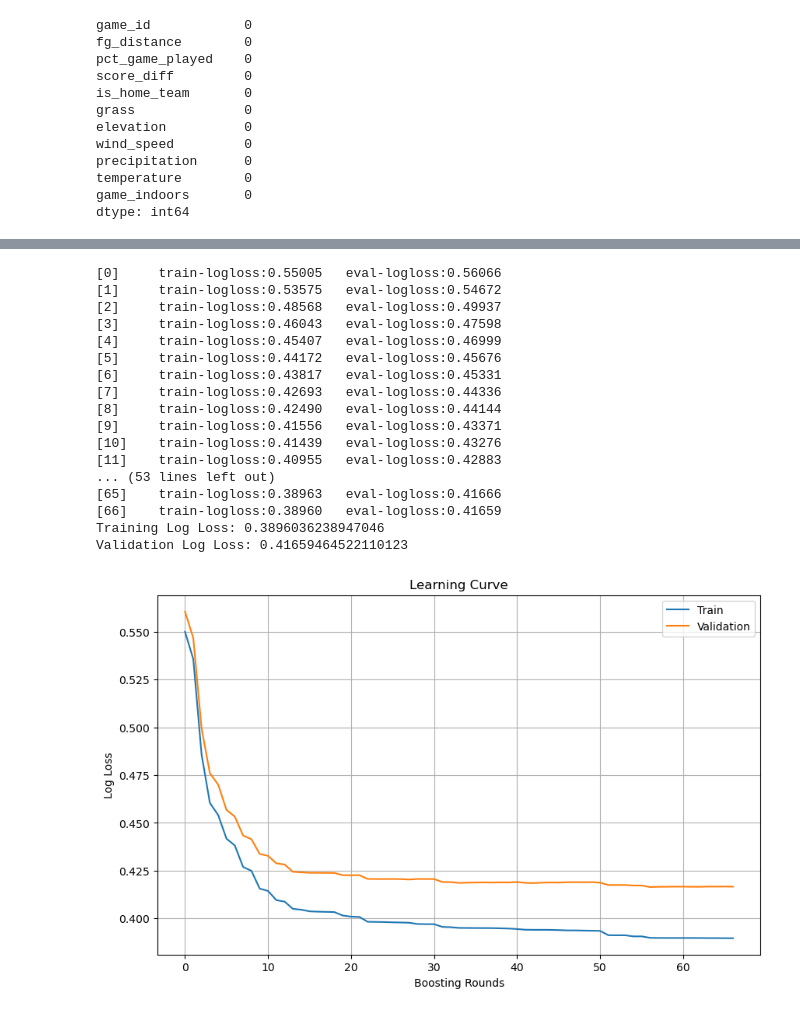
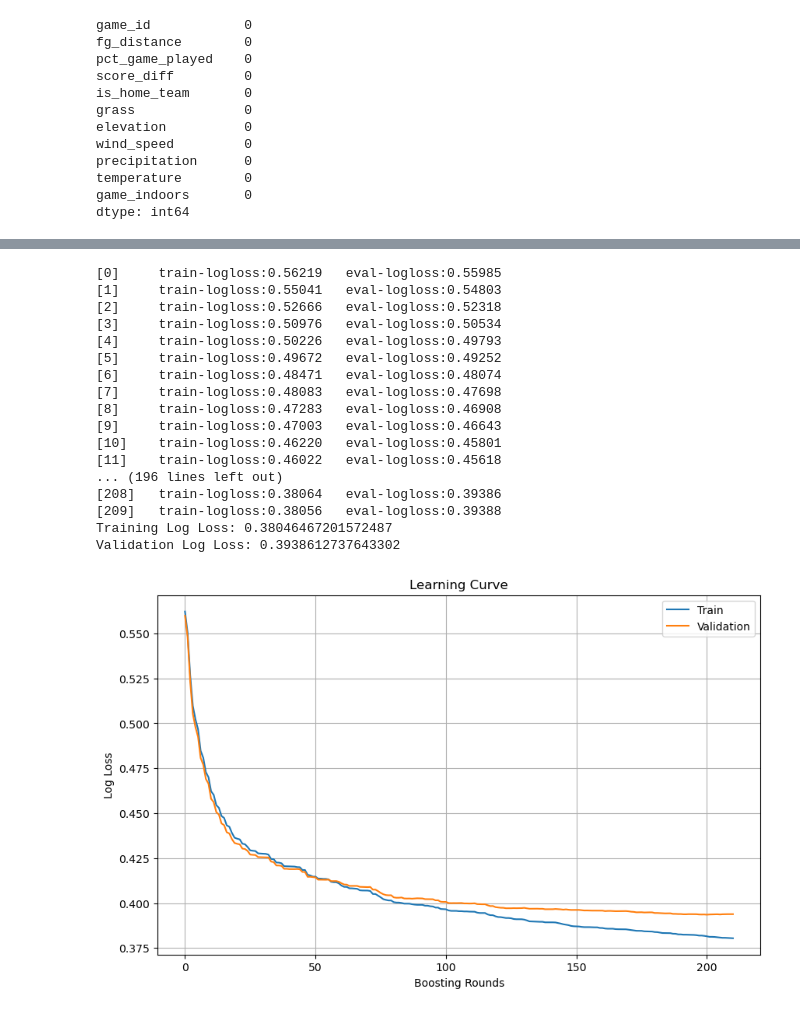
Before and after one commit to lneuendorf/4th-down-models, a Jupyter notebook: notebooks/field_goal.ipynb, the cells around one changed output, grey strips where cells are left out. Saved outputs shown, nothing was run; the diff lists cells and outputs as text; code cells hidden in the pictures.

Commit message:
added more monotonicity constraints to fg model

```diff
--- a/notebooks/field_goal.ipynb
+++ b/notebooks/field_goal.ipynb
@@ -607,12 +607,13 @@ Best value: 0.3976073483645354
 # %%
 # Get the best parameters from the Optuna study
-best_params = {'lambda': 0.19, 'alpha': 0.0003,
-               'eta': 0.27, 'max_depth': 9, 'min_child_weight': 9.0, 'gamma': 2.0,
-               'grow_policy': 'depthwise', 'subsample': 0.84, 'colsample_bytree': 0.91}
+best_params = {'lambda': 0.15, 'alpha': 0, 'eta': 0.16, 'max_depth': 5,
+               'min_child_weight': 8.0, 'gamma': 0.066, 'grow_policy': 'depthwise',
+               'subsample': 0.978, 'colsample_bytree': 0.928}
+
 
 # Perform train-validation split
 game_ids = data_train.game_id.unique()
-game_ids_train, game_ids_valid = train_test_split(game_ids, test_size=0.2, random_state=123)
+game_ids_train, game_ids_valid = train_test_split(game_ids, test_size=0.2, random_state=42)
 
 train_x = data_train[data_train.game_id.isin(game_ids_train)].drop(columns='game_id')
 valid_x = data_train[data_train.game_id.isin(game_ids_valid)].drop(columns='game_id')
@@ -624,15 +625,21 @@ dtrain = xgb.DMatrix(train_x, label=train_y)
 dvalid = xgb.DMatrix(valid_x, label=valid_y)
 
 feature_names = train_x.columns.tolist()
-fg_distance_idx = feature_names.index("fg_distance")
-monotonic_constraints = [0] * len(feature_names)
-monotonic_constraints[fg_distance_idx] = -1
+monotonic_constraints_map = {
+    "fg_distance": -1,
+    "wind_speed": -1,
+    "elevation": 1,
+    "is_home_team": 1,
+    "precipitation": -1,
+    "game_indoors": 1,
+}
+monotonic_constraints = tuple([monotonic_constraints_map.get(feature, 0) for feature in feature_names])
 
 best_params.update({
     "objective": "binary:logistic",
     "nthread": -1,
     "interaction_constraints": [["score_diff", "pct_game_played"]],
-    "monotone_constraints": tuple(monotonic_constraints),
+    "monotone_constraints": monotonic_constraints,
     "booster": "gbtree",
 })
 
@@ -645,51 +652,51 @@ model = xgb.train(
     evals=[(dtrain, "train"), (dvalid, "eval")],
     early_stopping_rounds=10,
     evals_result=evals_result,
     verbose_eval=True
 )
 
 preds = model.predict(dtrain)
 logloss = log_loss(train_y, preds)
 print(f"Training Log Loss: {logloss}")
 preds = model.predict(dvalid)
 logloss = log_loss(valid_y, preds)
 print(f"Validation Log Loss: {logloss}")
 
 # Plot the learning curve
 def plot_learning_curve(evals_result):
     train_metric = evals_result["train"]["logloss"]
     eval_metric = evals_result["eval"]["logloss"]
 
     plt.figure(figsize=(10, 6))
     plt.plot(train_metric, label="Train")
     plt.plot(eval_metric, label="Validation")
     plt.xlabel("Boosting Rounds")
     plt.ylabel("Log Loss")
     plt.title("Learning Curve")
     plt.legend()
     plt.grid()
     plt.show()
 
 plot_learning_curve(evals_result)
 # %% [output]
-[0]     train-logloss:0.55005   eval-logloss:0.56066
-[1]     train-logloss:0.53575   eval-logloss:0.54672
-[2]     train-logloss:0.48568   eval-logloss:0.49937
-[3]     train-logloss:0.46043   eval-logloss:0.47598
-[4]     train-logloss:0.45407   eval-logloss:0.46999
-[5]     train-logloss:0.44172   eval-logloss:0.45676
-[6]     train-logloss:0.43817   eval-logloss:0.45331
-[7]     train-logloss:0.42693   eval-logloss:0.44336
-[8]     train-logloss:0.42490   eval-logloss:0.44144
-[9]     train-logloss:0.41556   eval-logloss:0.43371
-[10]    train-logloss:0.41439   eval-logloss:0.43276
-[11]    train-logloss:0.40955   eval-logloss:0.42883
-... (53 lines left out)
-[65]    train-logloss:0.38963   eval-logloss:0.41666
-[66]    train-logloss:0.38960   eval-logloss:0.41659
-Training Log Loss: 0.3896036238947046
-Validation Log Loss: 0.41659464522110123
+[0]     train-logloss:0.56219   eval-logloss:0.55985
+[1]     train-logloss:0.55041   eval-logloss:0.54803
+[2]     train-logloss:0.52666   eval-logloss:0.52318
+[3]     train-logloss:0.50976   eval-logloss:0.50534
+[4]     train-logloss:0.50226   eval-logloss:0.49793
+[5]     train-logloss:0.49672   eval-logloss:0.49252
+[6]     train-logloss:0.48471   eval-logloss:0.48074
+[7]     train-logloss:0.48083   eval-logloss:0.47698
+[8]     train-logloss:0.47283   eval-logloss:0.46908
+[9]     train-logloss:0.47003   eval-logloss:0.46643
+[10]    train-logloss:0.46220   eval-logloss:0.45801
+[11]    train-logloss:0.46022   eval-logloss:0.45618
+... (196 lines left out)
+[208]   train-logloss:0.38064   eval-logloss:0.39386
+[209]   train-logloss:0.38056   eval-logloss:0.39388
+Training Log Loss: 0.38046467201572487
+Validation Log Loss: 0.3938612737643302
-[figure, old version]
+[figure, new version]
 # %%
 # SHAP values for feature importance
 explainer = shap.TreeExplainer(model)
```
Also changed, not shown: parts of 7 cells of this notebook.
